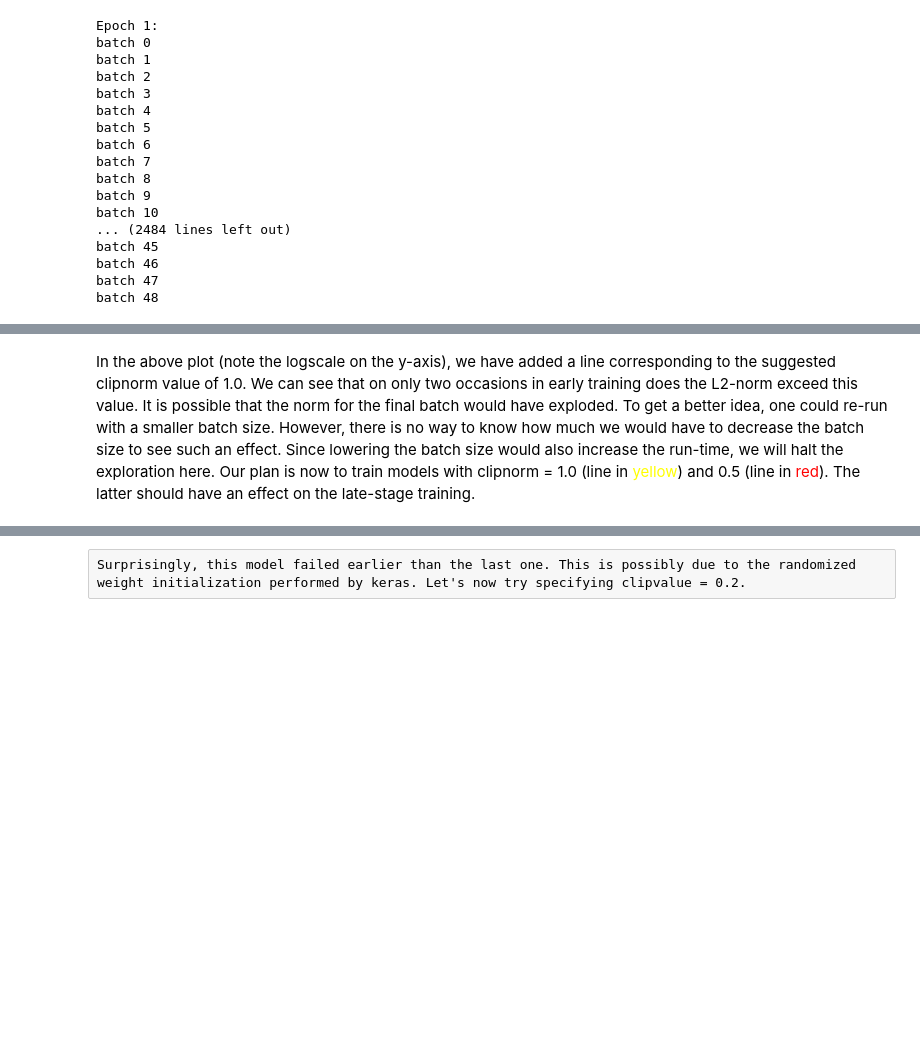
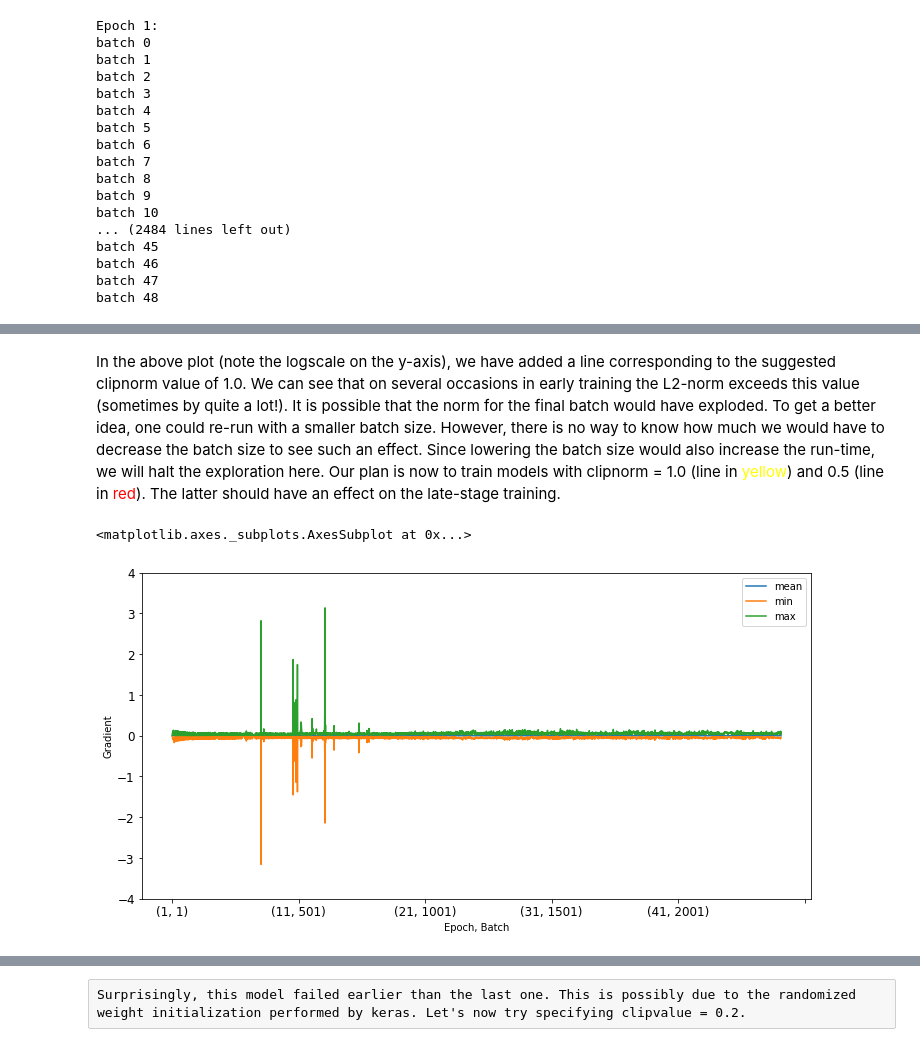
Before and after one commit to msgilmer/Springboard_Capstone, a Jupyter notebook: notebooks/model_training.ipynb, the cells around one changed output, grey strips where cells are left out. Saved outputs shown, nothing was run; the diff lists cells and outputs as text; code cells hidden in the pictures; blank space fills up the shorter version.

```diff
--- a/notebooks/model_training.ipynb
+++ b/notebooks/model_training.ipynb
@@ -342,2 +343,8 @@ plt.axhline(0.5, color = 'r')
 # %% [markdown]
-In the above plot (note the logscale on the y-axis), we have added a line corresponding to the suggested clipnorm value of 1.0. We can see that on only two occasions in early training does the L2-norm exceed this value. It is possible that the norm for the final batch would have exploded. To get a better idea, one could re-run with a smaller batch size. However, there is no way to know how much we would have to decrease the batch size to see such an effect. Since lowering the batch size would also increase the run-time, we will halt the exploration here. Our plan is now to train models with clipnorm = 1.0 (line in <font color='yellow'>yellow</font>) and 0.5 (line in <font color='red'>red</font>). The latter should have an effect on the late-stage training.
+In the above plot (note the logscale on the y-axis), we have added a line corresponding to the suggested clipnorm value of 1.0. We can see that on several occasions in early training the L2-norm exceeds this value (sometimes by quite a lot!). It is possible that the norm for the final batch would have exploded. To get a better idea, one could re-run with a smaller batch size. However, there is no way to know how much we would have to decrease the batch size to see such an effect. Since lowering the batch size would also increase the run-time, we will halt the exploration here. Our plan is now to train models with clipnorm = 1.0 (line in <font color='yellow'>yellow</font>) and 0.5 (line in <font color='red'>red</font>). The latter should have an effect on the late-stage training.
+# %%
+df_grads.plot(y = ['mean', 'min', 'max'], xlabel = 'Epoch, Batch', \
+             ylabel = 'Gradient', figsize = (12, 6), fontsize = 12, ylim = [-4, 4])
+# %% [output]
+<matplotlib.axes._subplots.AxesSubplot at 0x...>
+[figure, added]
```
Also changed, not shown: parts of 22 cells of this notebook, 29 other files.
